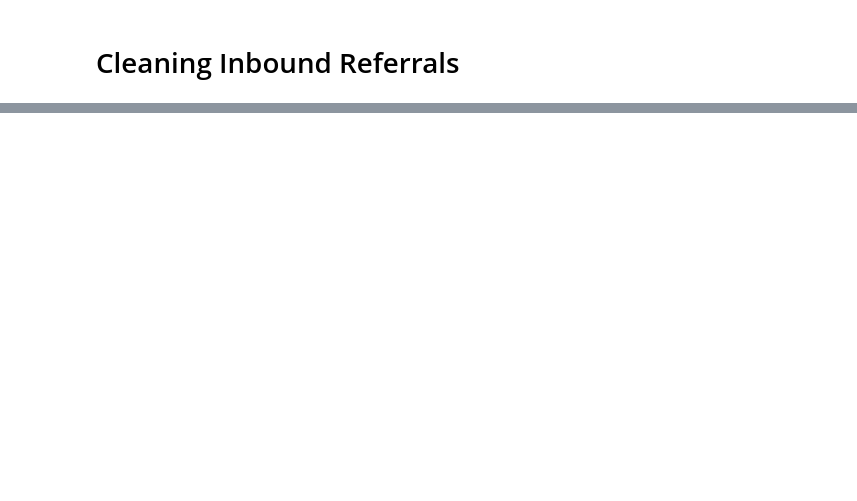
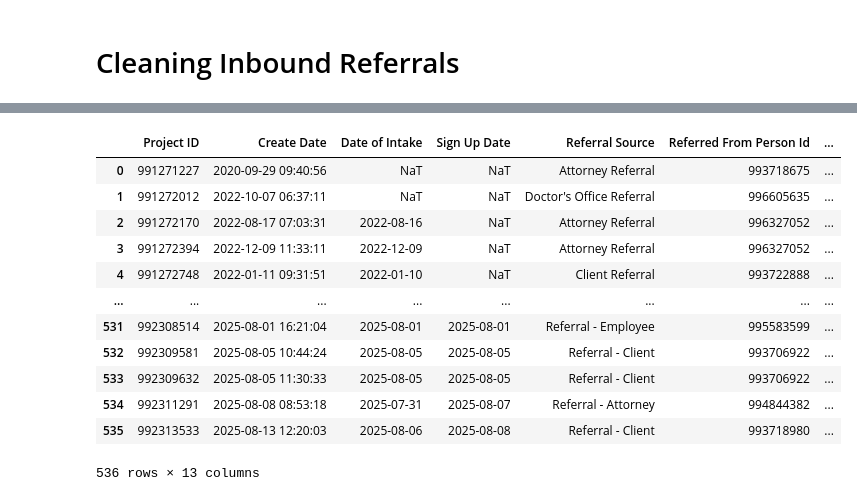
Before and after one commit to The-Jaklitsch-Law-Group/JLG_Provider_Recommender, a Jupyter notebook: prepare_contacts/contact_cleaning.ipynb, the cells around one changed output, grey strips where cells are left out. Saved outputs shown, nothing was run; the diff lists cells and outputs as text; code cells hidden in the pictures; blank space fills up the shorter version.

```diff
--- a/prepare_contacts/contact_cleaning.ipynb
+++ b/prepare_contacts/contact_cleaning.ipynb
@@ -213,0 +287,18 @@ ref1_cols = ['Referred From Full Name',
+# %%
+df_in = df_in.drop(columns = ref2_cols + ["Secondary Referred From's Details: Latitude",
+                                            "Secondary Referred From's Details: Longitude"])
+df_in
+# %% [output]
+|  | Project ID | Create Date | Date of Intake | Sign Up Date | Referral Source | Referred From Person Id | ... |
+| 0 | 991271227 | 2020-09-29 09:40:56 | NaT | NaT | Attorney Referral | 993718675 | ... |
+| 1 | 991272012 | 2022-10-07 06:37:11 | NaT | NaT | Doctor's Office Referral | 996605635 | ... |
+| 2 | 991272170 | 2022-08-17 07:03:31 | 2022-08-16 | NaT | Attorney Referral | 996327052 | ... |
+| 3 | 991272394 | 2022-12-09 11:33:11 | 2022-12-09 | NaT | Attorney Referral | 996327052 | ... |
+| 4 | 991272748 | 2022-01-11 09:31:51 | 2022-01-10 | NaT | Client Referral | 993722888 | ... |
+| ... | ... | ... | ... | ... | ... | ... | ... |
+| 531 | 992308514 | 2025-08-01 16:21:04 | 2025-08-01 | 2025-08-01 | Referral - Employee | 995583599 | ... |
+| 532 | 992309581 | 2025-08-05 10:44:24 | 2025-08-05 | 2025-08-05 | Referral - Client | 993706922 | ... |
+| 533 | 992309632 | 2025-08-05 11:30:33 | 2025-08-05 | 2025-08-05 | Referral - Client | 993706922 | ... |
+| 534 | 992311291 | 2025-08-08 08:53:18 | 2025-07-31 | 2025-08-07 | Referral - Attorney | 994844382 | ... |
+| 535 | 992313533 | 2025-08-13 12:20:03 | 2025-08-06 | 2025-08-08 | Referral - Client | 993718980 | ... |
+536 rows × 13 columns
```
Also changed, not shown: parts of 12 cells of this notebook, 2 other files.
